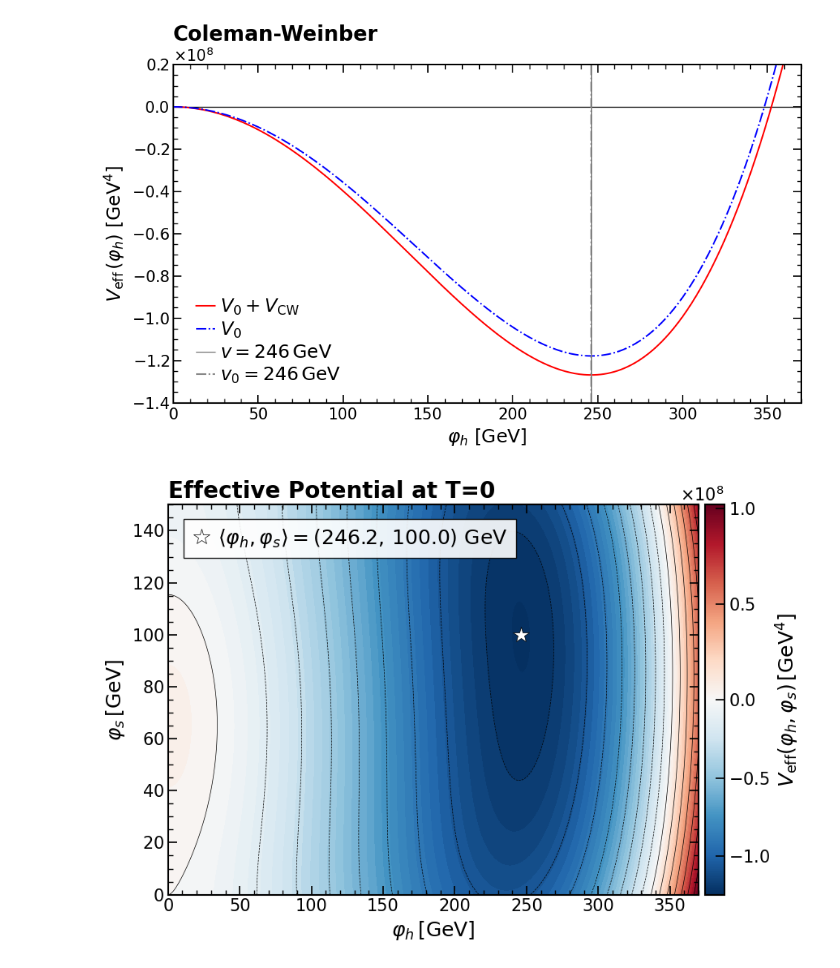
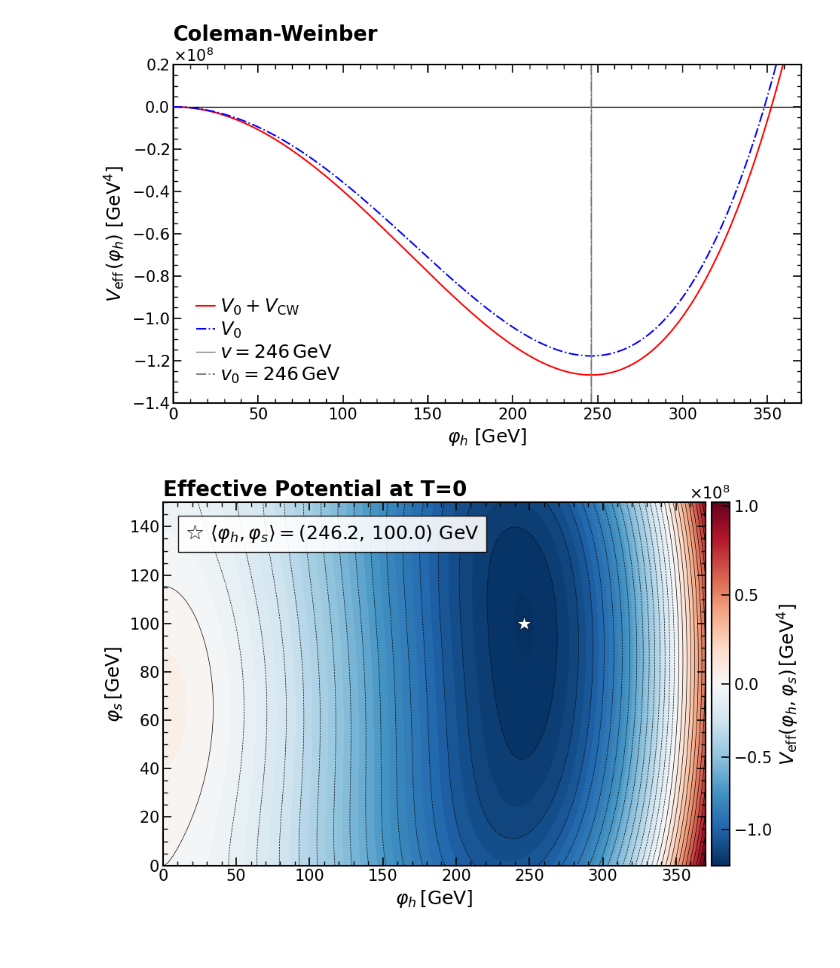
Before and after one commit to Diego-gt-phys/TFM-Repository, a Jupyter notebook: xSM_Analysis.ipynb, the cells around one changed output. Cells and saved outputs as stored; diff of their text form; code cells hidden in the pictures.

```diff
--- a/xSM_Analysis.ipynb
+++ b/xSM_Analysis.ipynb
@@ -223,12 +223,11 @@ V_shifted = V_plot - model.Vtot(np.array([[0.0, 0.0]]), 0.0)
 norm = TwoSlopeNorm(vcenter=0, vmin=V_shifted.min(), vmax=V_shifted.max())
 sm   = ScalarMappable(cmap='RdBu_r', norm=norm)
 
-fig, ax = plt.subplots(figsize=(9, 6))
+fig, ax = plt.subplots(figsize=(9.7, 6))
 
 cp = ax.contourf(H, S, V_shifted, levels=60, cmap='RdBu_r', norm=norm)
-ax.contour(H, S, V_shifted, levels=20, colors='k', linewidths=0.5, alpha=1)
-ax.plot(v_num, u_num, 'w*', markersize=15, zorder=5,
-        markeredgecolor='k', markeredgewidth=0.5,
+ax.contour(H, S, V_shifted, levels=30, colors='k', linewidths=0.5, alpha=1)
+ax.plot(v_num, u_num, 'w*', markersize=15, zorder=5, markeredgecolor='k', markeredgewidth=0.5,
         label=rf'$\langle\varphi_h, \varphi_s\rangle = ({v_num:.1f},\,{u_num:.1f})$ GeV')
 
 ax.set_xlabel(r'$\varphi_h \, [\mathrm{GeV}]$', fontsize=18)
@@ -238,31 +237,31 @@ ax.ticklabel_format(style='sci', axis='y', scilimits=(-2, 2))
 ax.yaxis.get_offset_text().set_fontsize(15)
 
 for spine in ax.spines.values():
     spine.set_linewidth(1.5)
 
 ax.tick_params(axis='both', which='major', direction='in',
                length=8, width=1.2, labelsize=15, top=True, right=True)
 ax.tick_params(axis='both', which='minor', direction='in',
                length=4, width=1,   labelsize=15, top=True, right=True)
 ax.minorticks_on()
 
 cbar = fig.colorbar(sm, ax=ax, pad=0.01)
 cbar.set_label(r'$V_\mathrm{eff}(\varphi_h,\varphi_s) \, [\mathrm{GeV^4}]$', fontsize=18)
 cbar.ax.tick_params(labelsize=15)
 cbar.ax.yaxis.set_major_formatter(ScalarFormatter(useMathText=True))
 cbar.ax.yaxis.get_offset_text().set_fontsize(15)
 plt.ticklabel_format(style='sci', axis='y', scilimits=(-2,3))
 for spine in cbar.ax.spines.values():
     spine.set_linewidth(1.5)
 cbar.ax.tick_params(axis='both', which='major', direction='in',
                length=8, width=1.2, labelsize=15)
 
 ax.legend(fontsize=18, frameon=True, fancybox=False, loc = "upper left", bbox_to_anchor=(0.01, 0.99),
                ncol = 1, edgecolor="black", framealpha=0.9, labelspacing=0.2, handletextpad=0.3, handlelength=1, columnspacing=1)
 
 plt.title(r"Effective Potential at T=0", loc='left', fontsize=20, fontweight='bold')
 plt.tight_layout()
 plt.savefig(r"Figures\CW_contour.pdf", format="pdf", bbox_inches="tight")
 plt.show()
 # %% [output]
-[figure, old version]
+[figure, new version]
```
Also changed, not shown: parts of 1 cell of this notebook, 2 other files.
